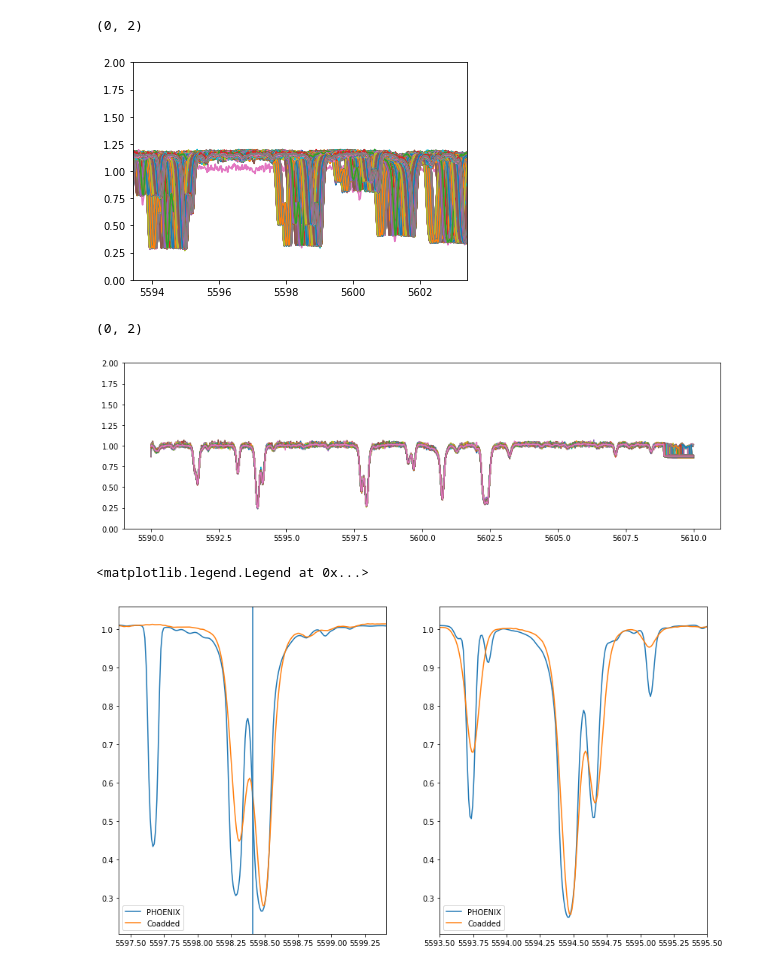
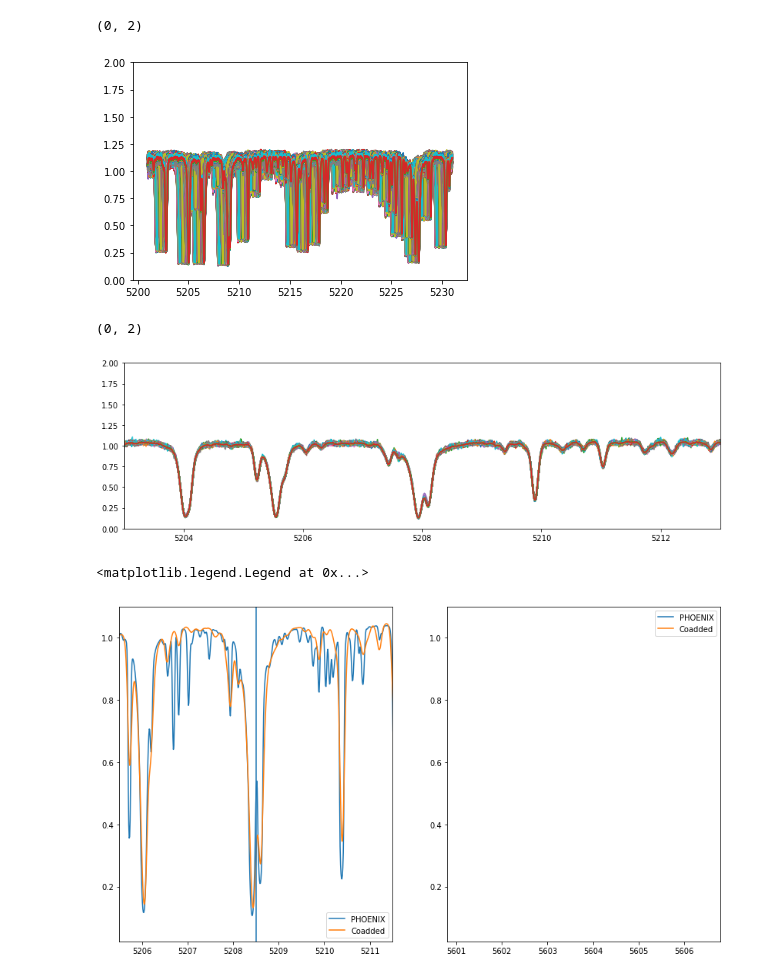
Before and after one commit to bmorris3/sharp, a Jupyter notebook: inspect_archive_moon.ipynb, the cells around one changed output. Drawn from its saved outputs; the diff is of its cells as text; code cells hidden in the pictures.

Commit message:
identifying interesting wavelengths

```diff
--- a/inspect_archive_moon.ipynb
+++ b/inspect_archive_moon.ipynb
@@ -7,8 +7,8 @@ from glob import glob
 
 archive = h5py.File("archive.hdf5", 'r')
 # %%
-wl_min = 5590
-wl_max = 5610
+wl_min = 5201#5590
+wl_max = 5231#5610
 
 class Spectrum(object):
     def __init__(self, wl, fl):
@@ -18,20 +18,22 @@ class Spectrum(object):
 # %%
 spectra = []
 
 for isot in list(archive):
     sp = Spectrum(*archive[isot][:])
     spectra.append(sp)
 
     if sp.flux.max() < 1.2:
         plt.plot(sp.wavelength, sp.flux)
 
-tio = 5598.410
+#tio = 5598.410
 
-plt.xlim([tio - 5, tio + 5])
+tio = control = 5208.5 #5603.8 #5594.6 #5602.9 #5593.75 #5594.5
+
+# plt.xlim([tio - 5, tio + 5])
 plt.ylim([0, 2])
 # %% [output]
 (0, 2)
-[figure, old version]
+[figure, new version]
 # %%
 dx = []
 for i in range(1, len(spectra)):
@@ -58,11 +60,11 @@ for i in range(1, len(spectra)):
 
 coadded /= np.median(coadded)
 
-# plt.xlim([tio - 5, tio + 5])
+plt.xlim([tio - 5, tio + 5])
 plt.ylim([0, 2])
 # %% [output]
 (0, 2)
-[figure, old version]
+[figure, new version]
 # %%
 from phoenix import get_any_metallicity_url, get_phoenix_model_wavelengths
 from astropy.io import fits
@@ -76,25 +78,25 @@ phoenix_wl = phoenix_wl[(wl_min < phoenix_wl) & (wl_max > phoenix_wl)]
 
 phoenix_fl /= np.median(phoenix_fl)
 # %%
-wavelength_offset = -0.54 #1.42
+wavelength_offset = -0.5 #1.42
 fig, ax = plt.subplots(1, 2, figsize=(14, 8))
 ax[0].plot(phoenix_wl, phoenix_fl, label='PHOENIX')
 ax[0].plot(spectra[0].wavelength - wavelength_offset, coadded, label='Coadded')
-window = 1.
+window = 3.
 ax[0].set_xlim([tio - window, tio + window])
 ax[0].axvline(tio)
 ax[0].legend()
 
-control = 5594.5 #5593.75
+control = 5603.8 #5602.9 #5593.75 # 5594.5
 ax[1].plot(phoenix_wl, phoenix_fl, label='PHOENIX')
 ax[1].plot(spectra[0].wavelength - wavelength_offset, coadded, label='Coadded')
-window = 1
+# window = 3
 ax[1].set_xlim([control - window, control + window])
 ax[1].axvline(tio)
 ax[1].legend()
 # %% [output]
 <matplotlib.legend.Legend at 0x...>
-[figure, old version]
+[figure, new version]
 # %%
 from astropy.time import Time
 # %%
```
Also changed, not shown: parts of 3 cells of this notebook, 2 other files.
